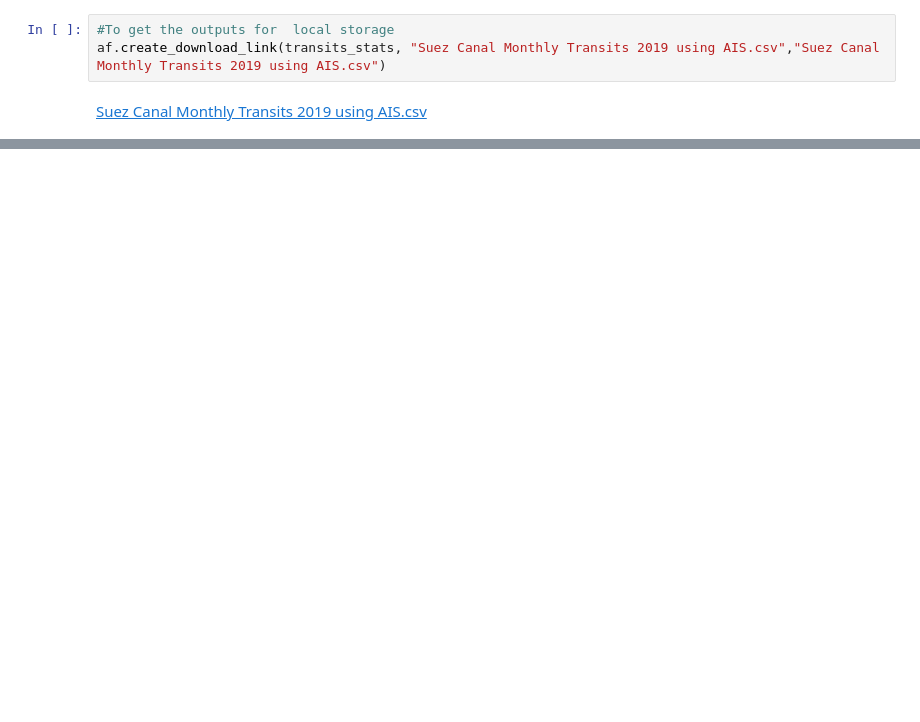
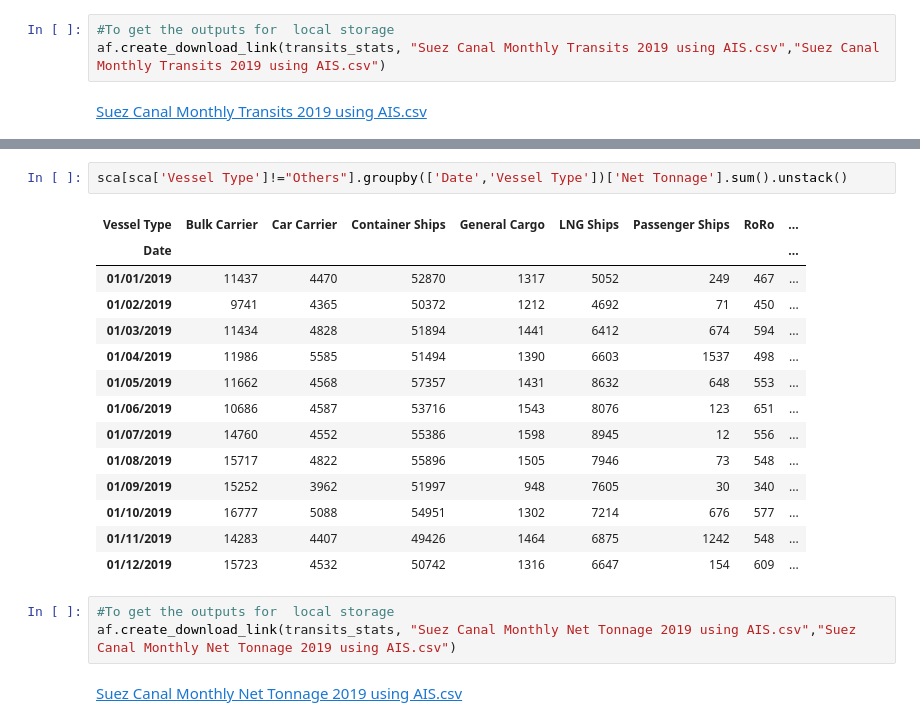
Before and after one commit to ADB-Data-Division/ais_passageways, a Jupyter notebook: notebooks/Suez Canal Benchmarking.ipynb, the cells around one changed output, grey strips where cells are left out. Saved outputs shown, nothing was run; the diff lists cells and outputs as text; blank space fills up the shorter version.

```diff
--- a/notebooks/Suez Canal Benchmarking.ipynb
+++ b/notebooks/Suez Canal Benchmarking.ipynb
@@ -385,0 +401,22 @@ Suez Canal Monthly Transits 2019 using AIS.csv
+# %%
+sca[sca['Vessel Type']!="Others"].groupby(['Date','Vessel Type'])['Net Tonnage'].sum().unstack()
+# %% [output]
+| Vessel Type | Bulk Carrier | Car Carrier | Container Ships | General Cargo | LNG Ships | Passenger Ships | RoRo | ... |
+| Date |  |  |  |  |  |  |  | ... |
+| 01/01/2019 | 11437 | 4470 | 52870 | 1317 | 5052 | 249 | 467 | ... |
+| 01/02/2019 | 9741 | 4365 | 50372 | 1212 | 4692 | 71 | 450 | ... |
+| 01/03/2019 | 11434 | 4828 | 51894 | 1441 | 6412 | 674 | 594 | ... |
+| 01/04/2019 | 11986 | 5585 | 51494 | 1390 | 6603 | 1537 | 498 | ... |
+| 01/05/2019 | 11662 | 4568 | 57357 | 1431 | 8632 | 648 | 553 | ... |
+| 01/06/2019 | 10686 | 4587 | 53716 | 1543 | 8076 | 123 | 651 | ... |
+| 01/07/2019 | 14760 | 4552 | 55386 | 1598 | 8945 | 12 | 556 | ... |
+| 01/08/2019 | 15717 | 4822 | 55896 | 1505 | 7946 | 73 | 548 | ... |
+| 01/09/2019 | 15252 | 3962 | 51997 | 948 | 7605 | 30 | 340 | ... |
+| 01/10/2019 | 16777 | 5088 | 54951 | 1302 | 7214 | 676 | 577 | ... |
+| 01/11/2019 | 14283 | 4407 | 49426 | 1464 | 6875 | 1242 | 548 | ... |
+| 01/12/2019 | 15723 | 4532 | 50742 | 1316 | 6647 | 154 | 609 | ... |
+# %%
+#To get the outputs for  local storage
+af.create_download_link(transits_stats, "Suez Canal Monthly Net Tonnage 2019 using AIS.csv","Suez Canal Monthly Net Tonnage 2019 using AIS.csv")
+# %% [output]
+Suez Canal Monthly Net Tonnage 2019 using AIS.csv
```
Also changed, not shown: parts of 30 cells of this notebook.
